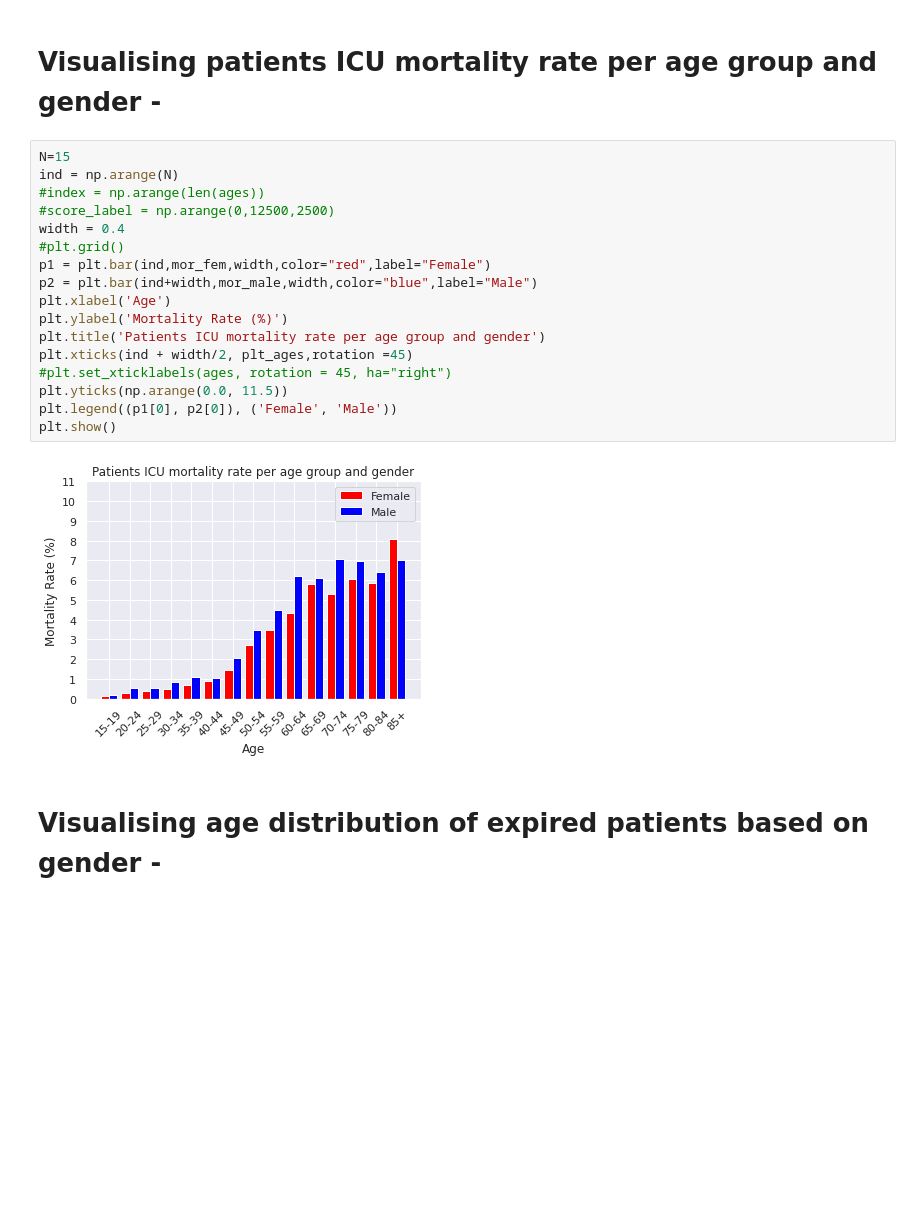
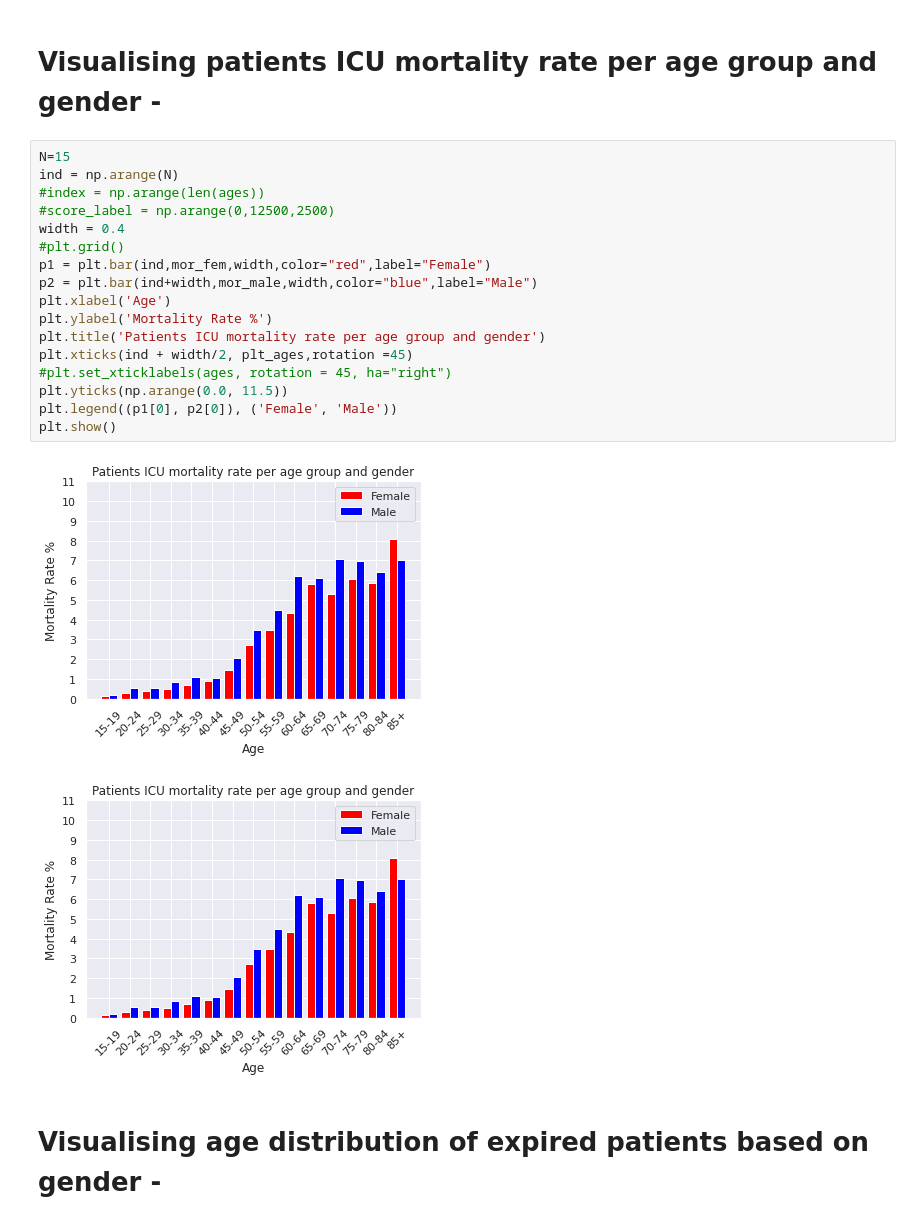
Before and after one commit to sumaiya08/clinical-decision-support, a Jupyter notebook: Plots.ipynb, the cells around one changed output. Drawn from its saved outputs; the diff is of its cells as text; blank space fills up the shorter version.

```diff
--- a/Plots.ipynb
+++ b/Plots.ipynb
@@ -327,22 +374,23 @@ Mortality rate(%) for age group 85+ is 7.009621048497938
 # %%
 N=15
 ind = np.arange(N)
 #index = np.arange(len(ages))
 #score_label = np.arange(0,12500,2500)
 width = 0.4
 #plt.grid()
 p1 = plt.bar(ind,mor_fem,width,color="red",label="Female")
 p2 = plt.bar(ind+width,mor_male,width,color="blue",label="Male")
 plt.xlabel('Age')
-plt.ylabel('Mortality Rate (%)')
+plt.ylabel('Mortality Rate %')
 plt.title('Patients ICU mortality rate per age group and gender')
 plt.xticks(ind + width/2, plt_ages,rotation =45)
 #plt.set_xticklabels(ages, rotation = 45, ha="right")
 plt.yticks(np.arange(0.0, 11.5))
 plt.legend((p1[0], p2[0]), ('Female', 'Male'))
 plt.show()
 # %% [output]
-[figure, old version]
+[figure, new version]
+[figure, added]
 # %% [markdown]
 # Visualising age distribution of expired patients based on gender -
 # %% [markdown]
```
Also changed, not shown: parts of 19 cells of this notebook.
